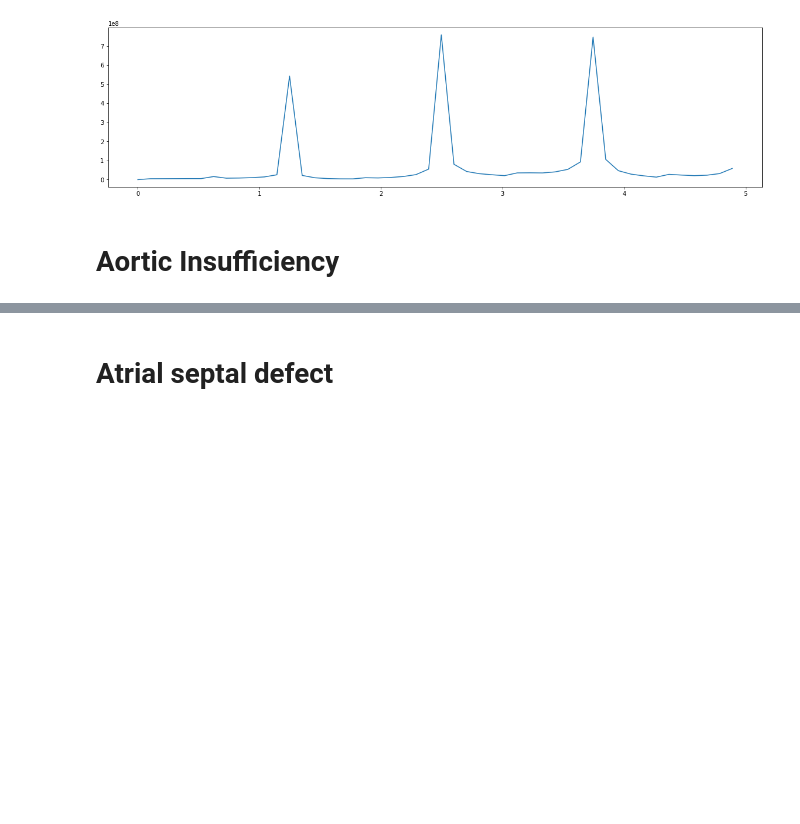
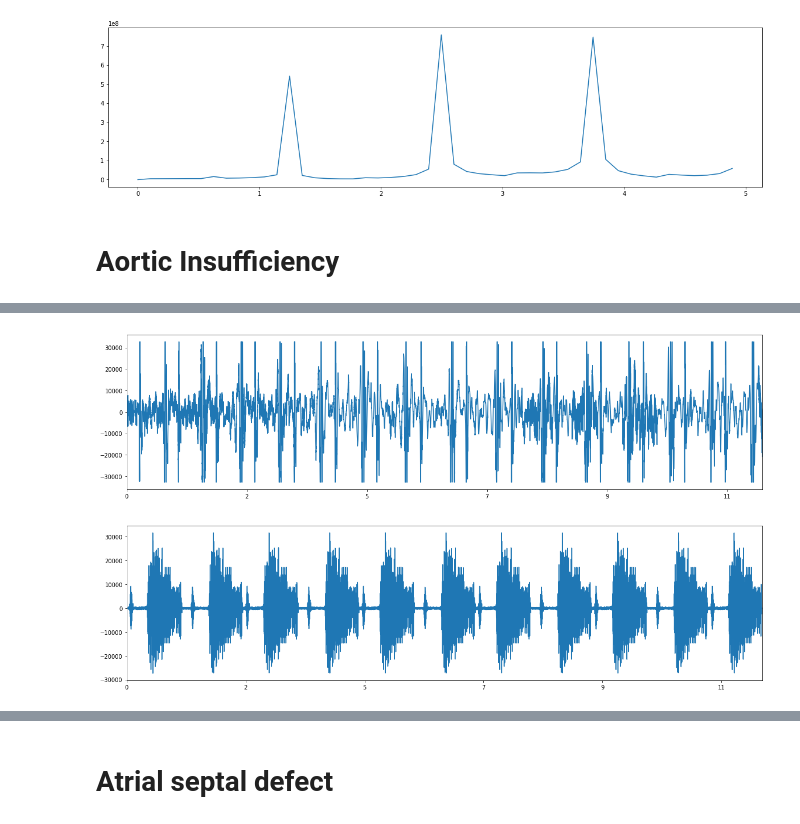
Before and after one commit to jayanthc/cadence, a Jupyter notebook: eda2.ipynb, the cells around one changed output, grey strips where cells are left out. Drawn from its saved outputs; the diff is of its cells as text; code cells hidden in the pictures; blank space fills up the shorter version.

```diff
--- a/eda2.ipynb
+++ b/eda2.ipynb
@@ -23,7 +23,7 @@ Sampling (frame) rate = 44100
 Total samples (frames) = 1058400
 Duration = 24.0 s
 # %%
-def plot_time_signal(data):
+def plot_time_signal(data, rate, duration):
     plt.figure(figsize=(20, 5))
     plt.plot(data)
     ticks, labels = plt.xticks()
@@ -183,0 +165,10 @@ float64
+# %%
+fname_s2 = 'data/wav/sample2.wav'
+rate_s2, data_s2, duration_s2 = unpack_file(fname_s2)
+data_s2 = data_s2[:len(data_s2)//2]
+print(len(data_s2))
+duration_s2 = duration_s2//2
+print(duration_s2)
+
+fname_ai = 'data/wav/Aortic_insufficiency.wav'
+rate_ai, data_ai, duration_ai = unpack_file(fname_ai)
@@ -183,0 +184,6 @@ float64
+# %%
+plot_time_signal(data_s2, rate_s2, duration_s2)
+plot_time_signal(data_ai, rate_ai, duration_ai)
+# %% [output]
+[figure, added]
+[figure, added]
```
Also changed, not shown: parts of 8 cells of this notebook.
